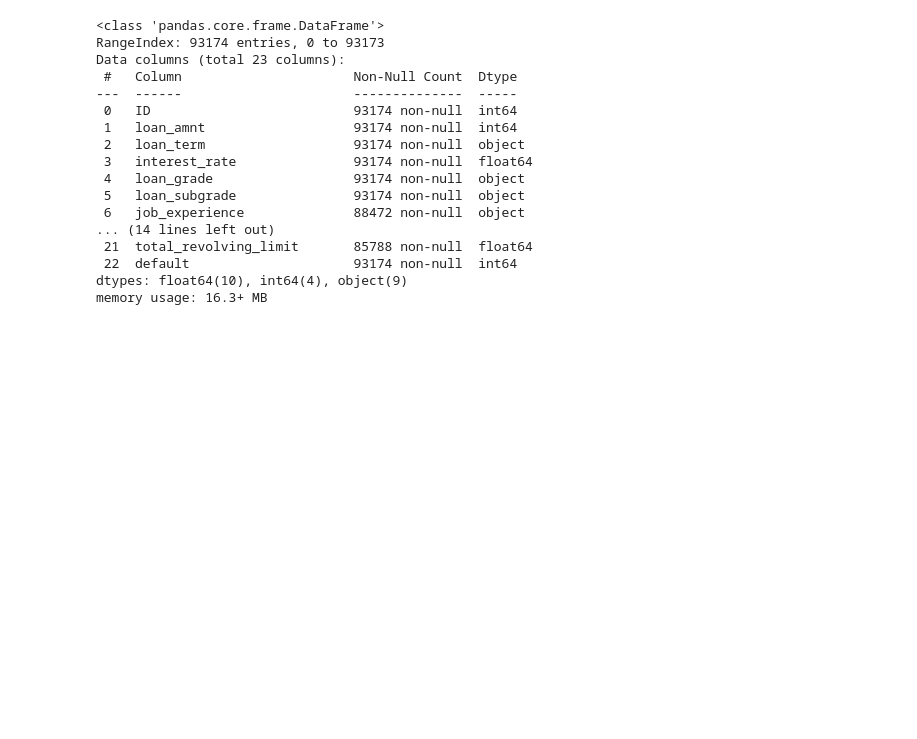
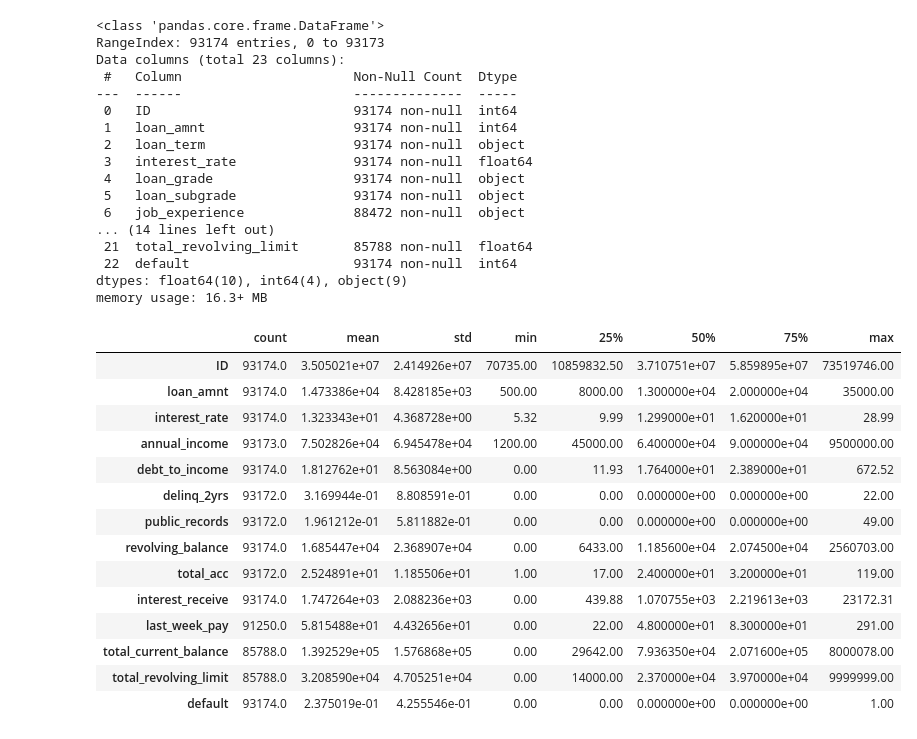
Before and after one commit to akatjizeu/Data-Science, a Jupyter notebook: hackathon/hackathon2/hackathon.ipynb, the cells around one changed output. Drawn from its saved outputs; the diff is of its cells as text; code cells hidden in the pictures; blank space fills up the shorter version.

```diff
--- a/hackathon/hackathon2/hackathon.ipynb
+++ b/hackathon/hackathon2/hackathon.ipynb
@@ -52,3 +62,21 @@ Data columns (total 23 columns):
  22  default                     93174 non-null  int64
 dtypes: float64(10), int64(4), object(9)
 memory usage: 16.3+ MB
+# %%
+train_data_copy.describe().T
+# %% [output]
+|  | count | mean | std | min | 25% | 50% | 75% | max |
+| ID | 93174.0 | 3.505021e+07 | 2.414926e+07 | 70735.00 | 10859832.50 | 3.710751e+07 | 5.859895e+07 | 73519746.00 |
+| loan_amnt | 93174.0 | 1.473386e+04 | 8.428185e+03 | 500.00 | 8000.00 | 1.300000e+04 | 2.000000e+04 | 35000.00 |
+| interest_rate | 93174.0 | 1.323343e+01 | 4.368728e+00 | 5.32 | 9.99 | 1.299000e+01 | 1.620000e+01 | 28.99 |
+| annual_income | 93173.0 | 7.502826e+04 | 6.945478e+04 | 1200.00 | 45000.00 | 6.400000e+04 | 9.000000e+04 | 9500000.00 |
+| debt_to_income | 93174.0 | 1.812762e+01 | 8.563084e+00 | 0.00 | 11.93 | 1.764000e+01 | 2.389000e+01 | 672.52 |
+| delinq_2yrs | 93172.0 | 3.169944e-01 | 8.808591e-01 | 0.00 | 0.00 | 0.000000e+00 | 0.000000e+00 | 22.00 |
+| public_records | 93172.0 | 1.961212e-01 | 5.811882e-01 | 0.00 | 0.00 | 0.000000e+00 | 0.000000e+00 | 49.00 |
+| revolving_balance | 93174.0 | 1.685447e+04 | 2.368907e+04 | 0.00 | 6433.00 | 1.185600e+04 | 2.074500e+04 | 2560703.00 |
+| total_acc | 93172.0 | 2.524891e+01 | 1.185506e+01 | 1.00 | 17.00 | 2.400000e+01 | 3.200000e+01 | 119.00 |
+| interest_receive | 93174.0 | 1.747264e+03 | 2.088236e+03 | 0.00 | 439.88 | 1.070755e+03 | 2.219613e+03 | 23172.31 |
+| last_week_pay | 91250.0 | 5.815488e+01 | 4.432656e+01 | 0.00 | 22.00 | 4.800000e+01 | 8.300000e+01 | 291.00 |
+| total_current_balance | 85788.0 | 1.392529e+05 | 1.576868e+05 | 0.00 | 29642.00 | 7.936350e+04 | 2.071600e+05 | 8000078.00 |
+| total_revolving_limit | 85788.0 | 3.208590e+04 | 4.705251e+04 | 0.00 | 14000.00 | 2.370000e+04 | 3.970000e+04 | 9999999.00 |
+| default | 93174.0 | 2.375019e-01 | 4.255546e-01 | 0.00 | 0.00 | 0.000000e+00 | 0.000000e+00 | 1.00 |
```
Also changed, not shown: parts of 1 cell of this notebook.
